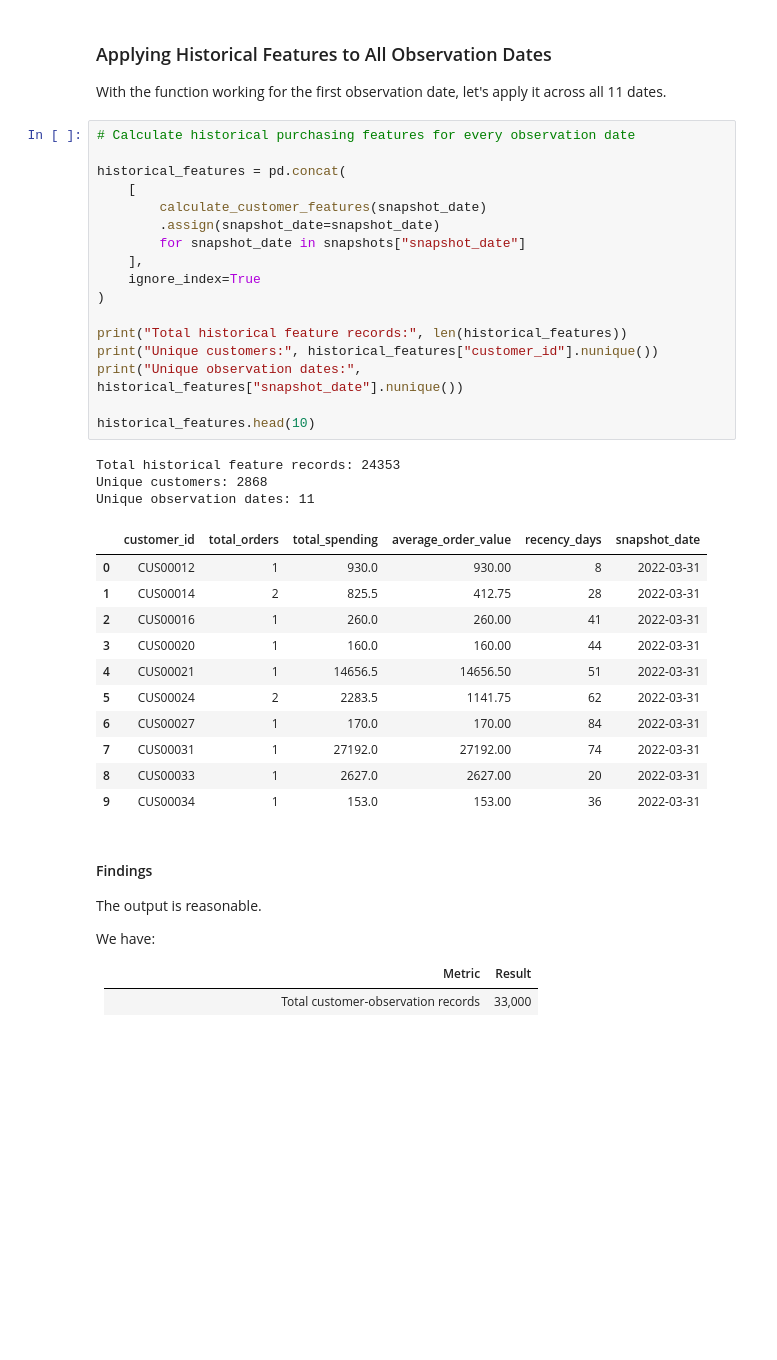
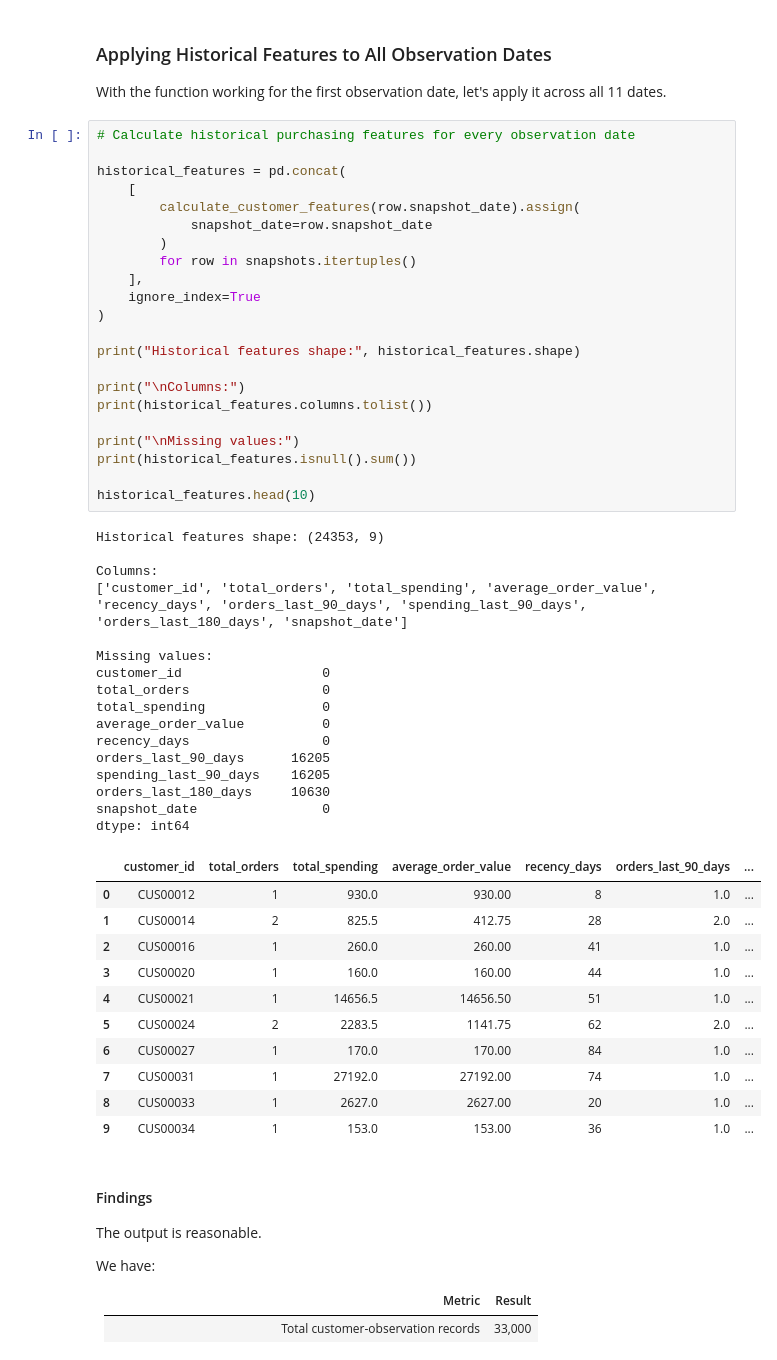
Before and after one commit to Vin-Okumu/lotus-group-customer-value-and-profitability, a Jupyter notebook: 03_Notebooks/04_machine_learning.ipynb, the cells around one changed output. Saved outputs shown, nothing was run; the diff lists cells and outputs as text; blank space fills up the shorter version.

```diff
--- a/03_Notebooks/04_machine_learning.ipynb
+++ b/03_Notebooks/04_machine_learning.ipynb
@@ -321,35 +364,53 @@ With the function working for the first observation date, let's apply it across
 # %%
 # Calculate historical purchasing features for every observation date
 
 historical_features = pd.concat(
     [
-        calculate_customer_features(snapshot_date)
-        .assign(snapshot_date=snapshot_date)
-        for snapshot_date in snapshots["snapshot_date"]
+        calculate_customer_features(row.snapshot_date).assign(
+            snapshot_date=row.snapshot_date
+        )
+        for row in snapshots.itertuples()
     ],
     ignore_index=True
 )
 
-print("Total historical feature records:", len(historical_features))
-print("Unique customers:", historical_features["customer_id"].nunique())
-print("Unique observation dates:", historical_features["snapshot_date"].nunique())
+print("Historical features shape:", historical_features.shape)
+
+print("\nColumns:")
+print(historical_features.columns.tolist())
+
+print("\nMissing values:")
+print(historical_features.isnull().sum())
 
 historical_features.head(10)
 # %% [output]
-Total historical feature records: 24353
-Unique customers: 2868
-Unique observation dates: 11
+Historical features shape: (24353, 9)
+
+Columns:
+['customer_id', 'total_orders', 'total_spending', 'average_order_value', 'recency_days', 'orders_last_90_days', 'spending_last_90_days', 'orders_last_180_days', 'snapshot_date']
+
+Missing values:
+customer_id                  0
+total_orders                 0
+total_spending               0
+average_order_value          0
+recency_days                 0
+orders_last_90_days      16205
+spending_last_90_days    16205
+orders_last_180_days     10630
+snapshot_date                0
+dtype: int64
-|  | customer_id | total_orders | total_spending | average_order_value | recency_days | snapshot_date |
-| 0 | CUS00012 | 1 | 930.0 | 930.00 | 8 | 2022-03-31 |
-| 1 | CUS00014 | 2 | 825.5 | 412.75 | 28 | 2022-03-31 |
-| 2 | CUS00016 | 1 | 260.0 | 260.00 | 41 | 2022-03-31 |
-| 3 | CUS00020 | 1 | 160.0 | 160.00 | 44 | 2022-03-31 |
-| 4 | CUS00021 | 1 | 14656.5 | 14656.50 | 51 | 2022-03-31 |
-| 5 | CUS00024 | 2 | 2283.5 | 1141.75 | 62 | 2022-03-31 |
-| 6 | CUS00027 | 1 | 170.0 | 170.00 | 84 | 2022-03-31 |
-| 7 | CUS00031 | 1 | 27192.0 | 27192.00 | 74 | 2022-03-31 |
-| 8 | CUS00033 | 1 | 2627.0 | 2627.00 | 20 | 2022-03-31 |
-| 9 | CUS00034 | 1 | 153.0 | 153.00 | 36 | 2022-03-31 |
+|  | customer_id | total_orders | total_spending | average_order_value | recency_days | orders_last_90_days | ... |
+| 0 | CUS00012 | 1 | 930.0 | 930.00 | 8 | 1.0 | ... |
+| 1 | CUS00014 | 2 | 825.5 | 412.75 | 28 | 2.0 | ... |
+| 2 | CUS00016 | 1 | 260.0 | 260.00 | 41 | 1.0 | ... |
+| 3 | CUS00020 | 1 | 160.0 | 160.00 | 44 | 1.0 | ... |
+| 4 | CUS00021 | 1 | 14656.5 | 14656.50 | 51 | 1.0 | ... |
+| 5 | CUS00024 | 2 | 2283.5 | 1141.75 | 62 | 2.0 | ... |
+| 6 | CUS00027 | 1 | 170.0 | 170.00 | 84 | 1.0 | ... |
+| 7 | CUS00031 | 1 | 27192.0 | 27192.00 | 74 | 1.0 | ... |
+| 8 | CUS00033 | 1 | 2627.0 | 2627.00 | 20 | 1.0 | ... |
+| 9 | CUS00034 | 1 | 153.0 | 153.00 | 36 | 1.0 | ... |
 # %% [markdown]
 #### Findings
 
```
Also changed, not shown: parts of 21 cells of this notebook.
